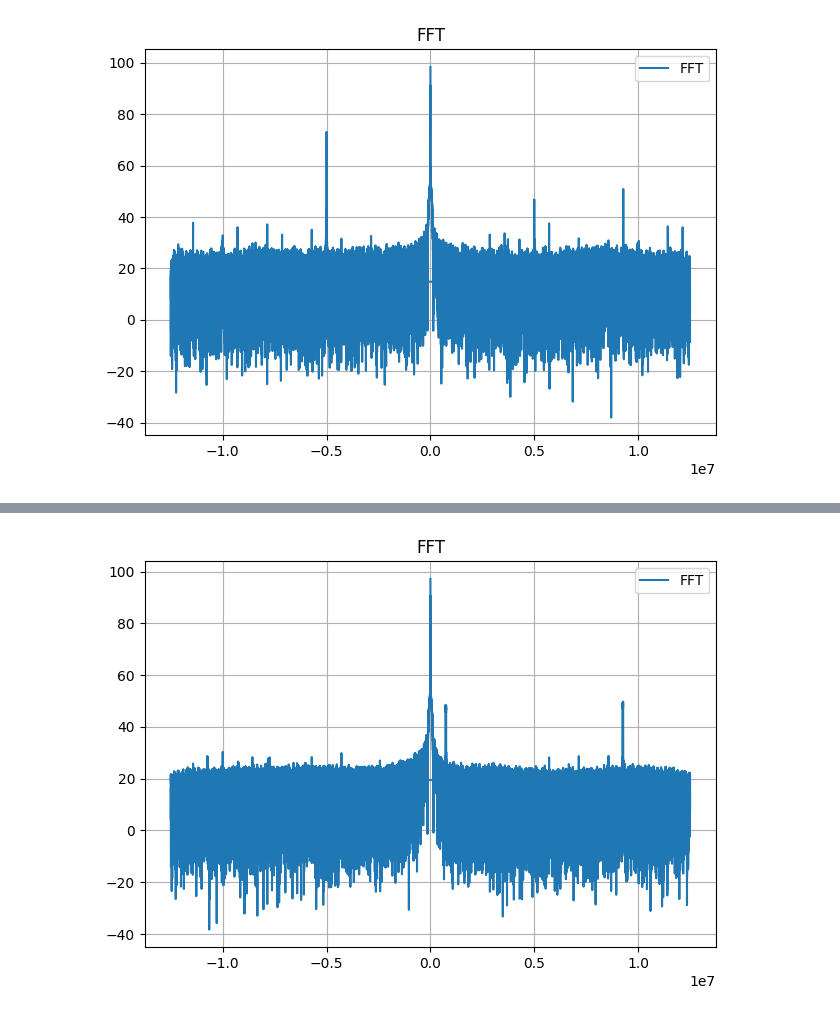
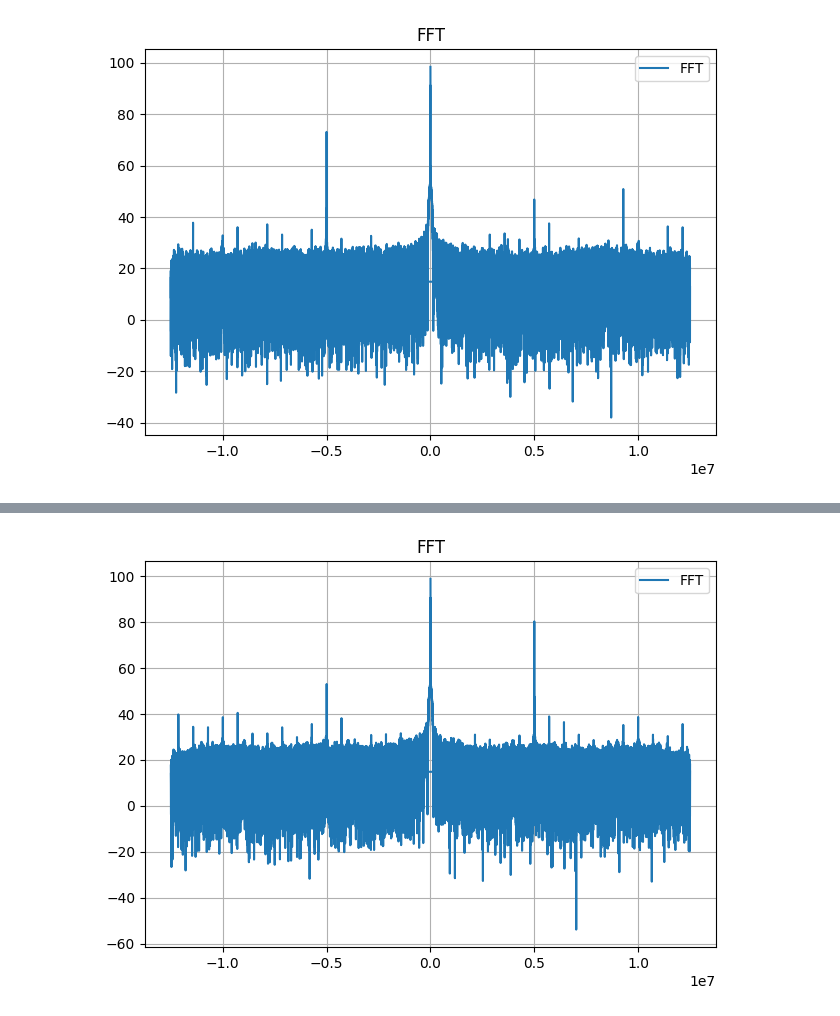
Before and after one commit to murrayinglis/sdr-config, a Jupyter notebook: plots.ipynb, the cells around one changed output, grey strips where cells are left out. Drawn from its saved outputs; the diff is of its cells as text; code cells hidden in the pictures.

```diff
--- a/plots.ipynb
+++ b/plots.ipynb
@@ -236,5 +234,5 @@ with open('sweep.csv', 'w', newline='') as csvfile:
 # %%
-file_path = 'loopback_from_file_test.bin'
+file_path = 'latency_test.bin'
 
 
 # Read the binary file
@@ -249,31 +247,31 @@ num_new_samples = int(len(data)/2)
 data = data.reshape((num_new_samples, 2))
 #data = data[30000:32000]
 
 # Create complex numbers from the real and imaginary parts
 complex_data = data[:, 0] + 1j * data[:, 1]
 
 
 fs = 25e6
 N = len(complex_data)
 
 
 #fft_data = np.fft.fftshift(np.fft.fft(complex_data))
 fft_data = np.fft.fft(complex_data)
 fft_freq_axis = np.fft.fftfreq(len(fft_data),d=1/fs)
 
 # convert to db
 magnitude = np.abs(fft_data)
 magnitude_db = 20 * np.log10(magnitude)
 
 
 
 # Plotting fft
 fig, axs = plt.subplots()
 axs.plot(fft_freq_axis, magnitude_db, label='FFT')
 axs.set_title('FFT')
 axs.legend()
 axs.grid(True)
 plt.tight_layout()
 plt.show()
 # %% [output]
-[figure, old version]
+[figure, new version]
```
Also changed, not shown: parts of 1 cell of this notebook, 9 other files.
